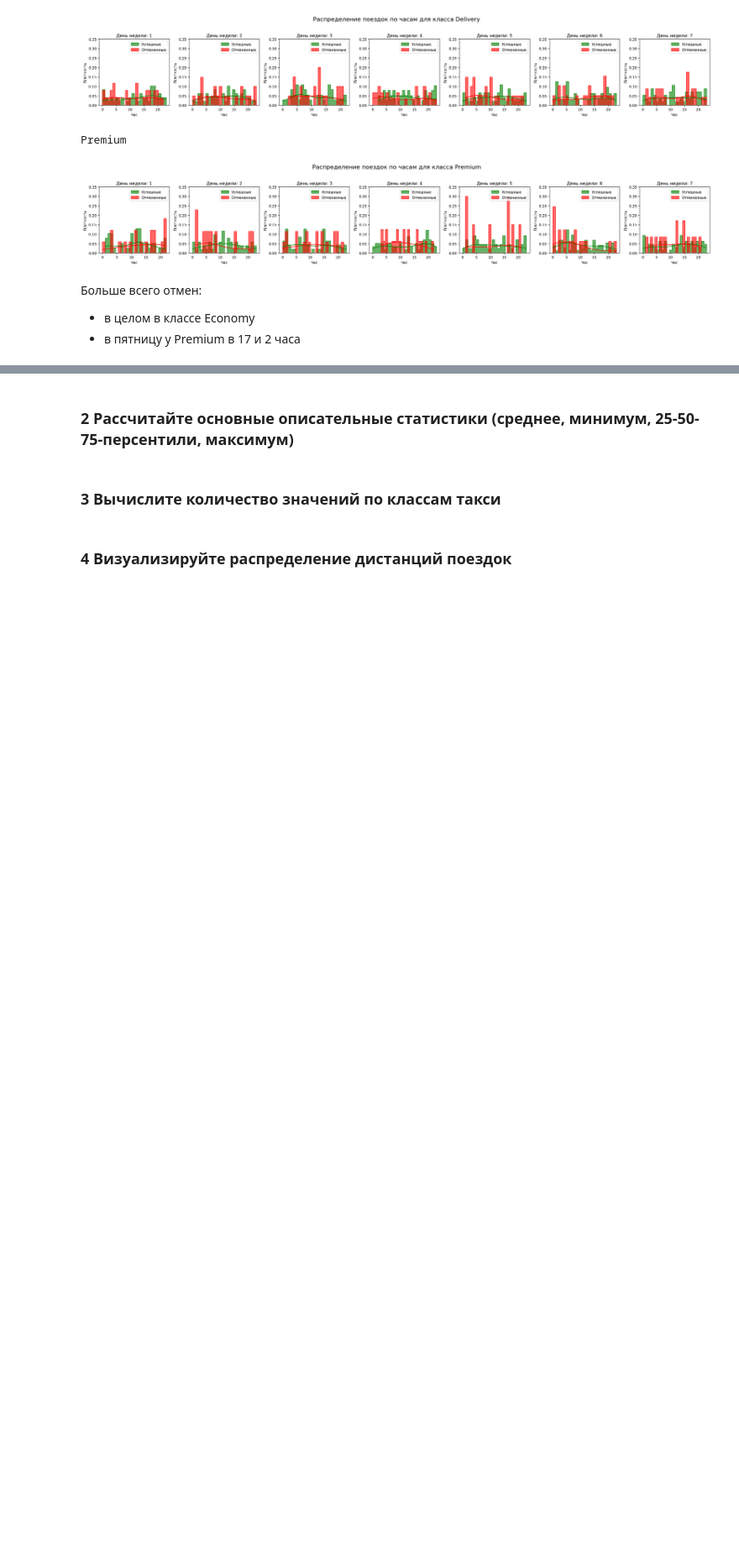
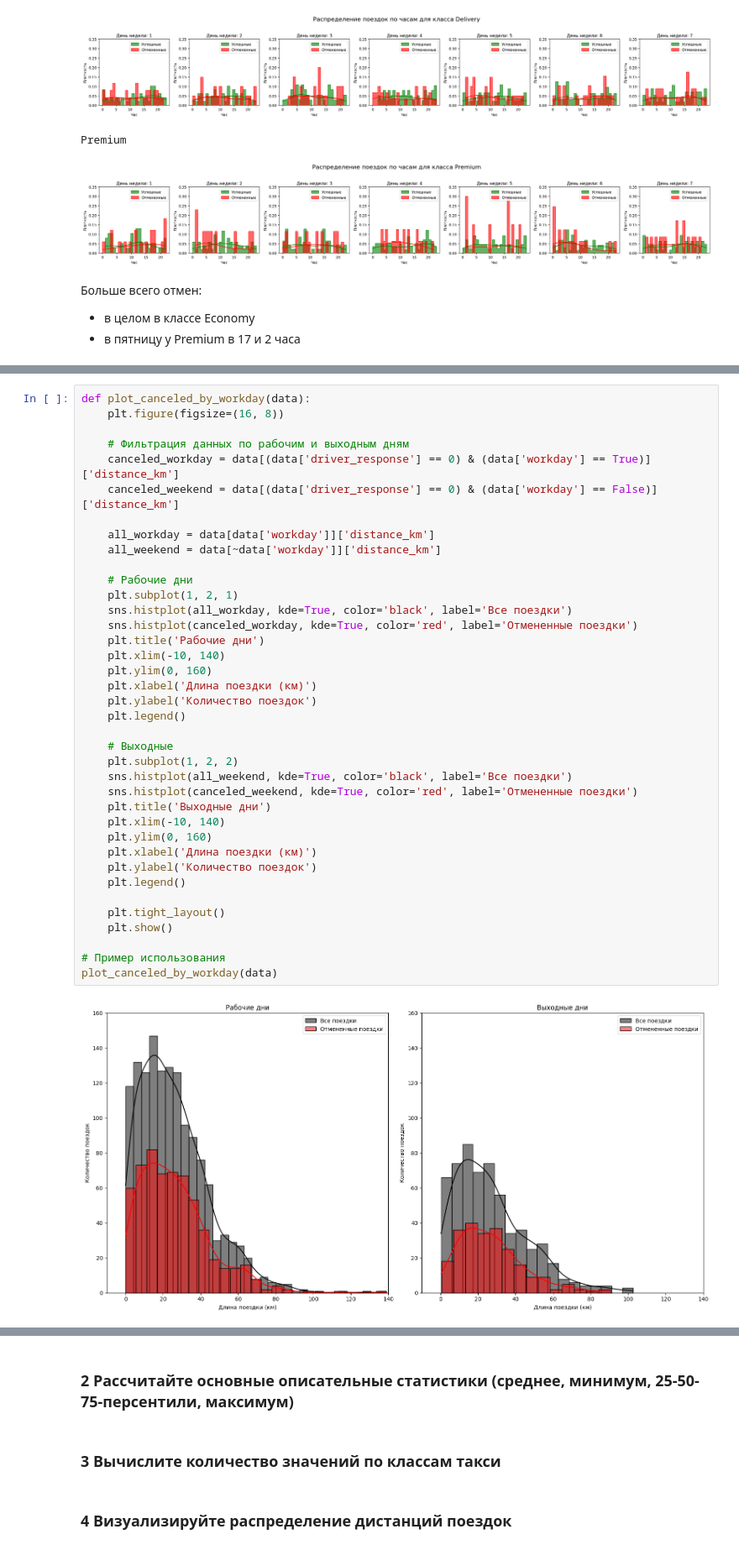
Before and after one commit to IrmA-ErroR/DS_Taxi_strategy, a Jupyter notebook: analysis.ipynb, the cells around one changed output, grey strips where cells are left out. Shown at 84% size. Saved outputs shown, nothing was run; the diff lists cells and outputs as text; blank space fills up the shorter version.

```diff
--- a/analysis.ipynb
+++ b/analysis.ipynb
@@ -621,0 +647,40 @@ Premium
+# %%
+def plot_canceled_by_workday(data):
+    plt.figure(figsize=(16, 8))
+
+    # Фильтрация данных по рабочим и выходным дням
+    canceled_workday = data[(data['driver_response'] == 0) & (data['workday'] == True)]['distance_km']
+    canceled_weekend = data[(data['driver_response'] == 0) & (data['workday'] == False)]['distance_km']
+
+    all_workday = data[data['workday']]['distance_km']
+    all_weekend = data[~data['workday']]['distance_km']
+
+    # Рабочие дни
+    plt.subplot(1, 2, 1)
+    sns.histplot(all_workday, kde=True, color='black', label='Все поездки')
+    sns.histplot(canceled_workday, kde=True, color='red', label='Отмененные поездки')
+    plt.title('Рабочие дни')
+    plt.xlim(-10, 140)
+    plt.ylim(0, 160)
+    plt.xlabel('Длина поездки (км)')
+    plt.ylabel('Количество поездок')
+    plt.legend()
+
+    # Выходные
+    plt.subplot(1, 2, 2)
+    sns.histplot(all_weekend, kde=True, color='black', label='Все поездки')
+    sns.histplot(canceled_weekend, kde=True, color='red', label='Отмененные поездки')
+    plt.title('Выходные дни')
+    plt.xlim(-10, 140)
+    plt.ylim(0, 160)
+    plt.xlabel('Длина поездки (км)')
+    plt.ylabel('Количество поездок')
+    plt.legend()
+
+    plt.tight_layout()
+    plt.show()
+
+# Пример использования
+plot_canceled_by_workday(data)
+# %% [output]
+[figure, added]
```
Also changed, not shown: parts of 7 cells of this notebook, 1 other file.
